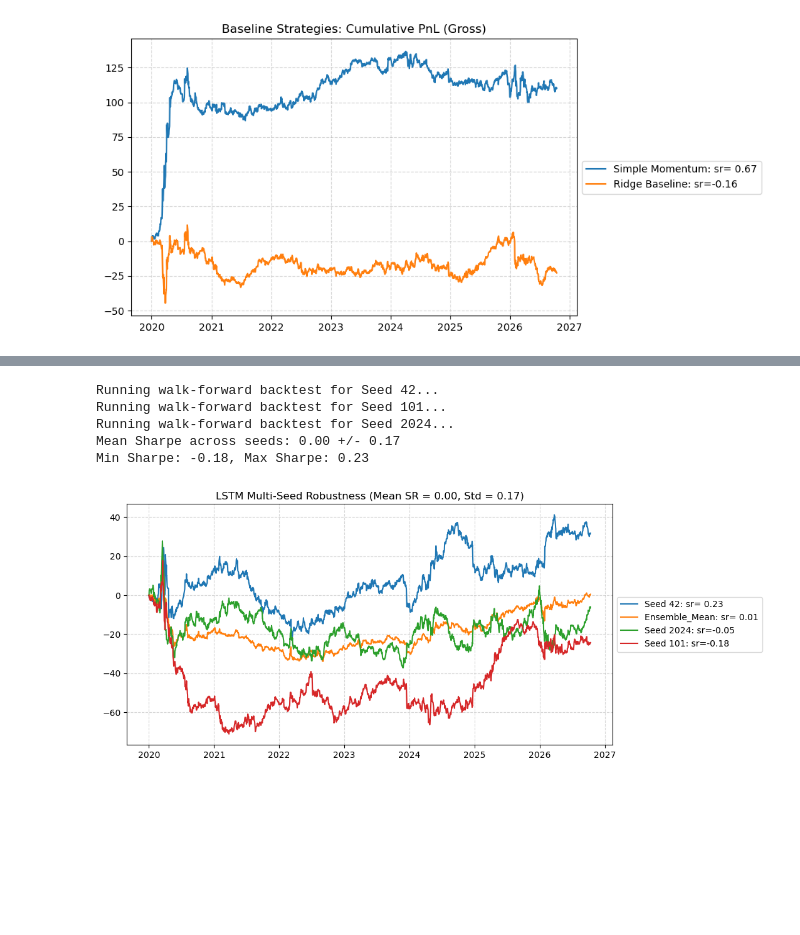
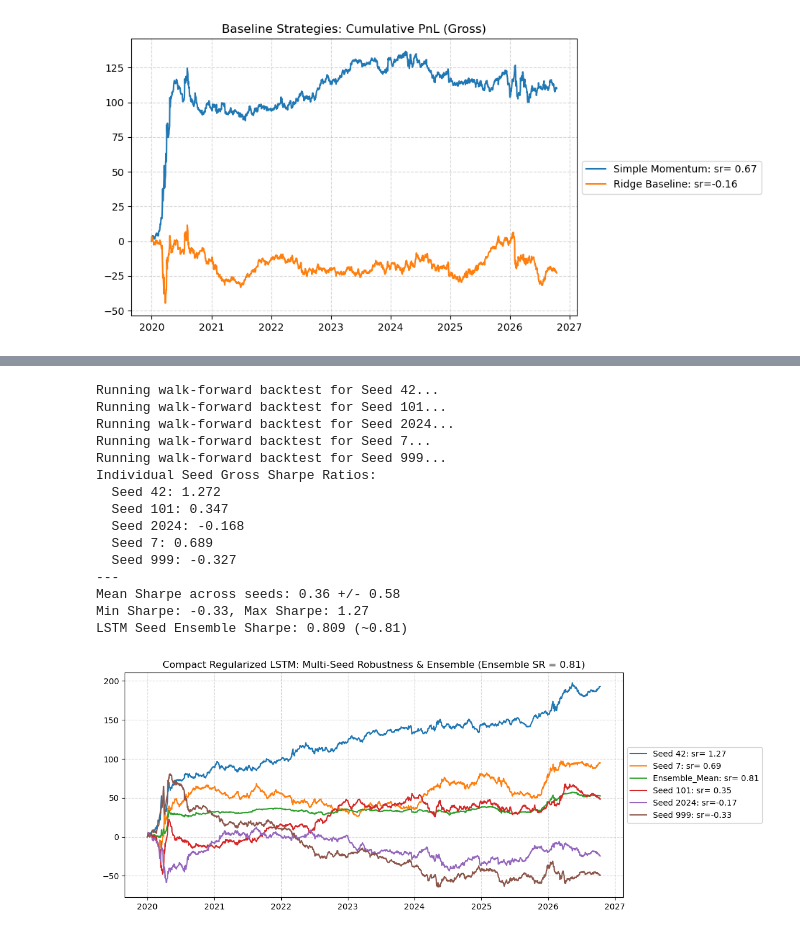
Before and after one commit to gabegagster/commodity_lstm_trading, a Jupyter notebook: notebooks/commodity_lstm_trading.ipynb, the cells around one changed output, grey strips where cells are left out. Saved outputs shown, nothing was run; the diff lists cells and outputs as text; code cells hidden in the pictures; blank space fills up the shorter version.

```diff
--- a/notebooks/commodity_lstm_trading.ipynb
+++ b/notebooks/commodity_lstm_trading.ipynb
@@ -159,0 +159,9 @@ X shape: (5157, 5), y shape: (5157, 5), ret shape: (5157, 5)
+# %%
+# 1. Raw return features
+X_raw, y_raw, ret_aligned = prepare_backtest_data(ret, feature_type="returns")
+
+# 2. Multi-horizon momentum features (5d, 21d, 63d, 126d, 252d)
+X_mom, y_mom, ret_mom = prepare_backtest_data(ret, feature_type="momentum")
+
+print(f"Raw features shape: {X_raw.shape}")
+print(f"Multi-horizon momentum features shape: {X_mom.shape}")
@@ -363,6 +585,6 @@ Deep learning models rely on stochastic weight initialization and mini-batch sam
 # %%
-# Run walk-forward backtest across random seeds
-seeds = [42, 101, 2024]
+# Run walk-forward backtest across 5 random seeds for the Compact Regularized LSTM
+seeds = [42, 101, 2024, 7, 999]
 seed_pnls = {}
 
 for s in seeds:
@@ -370,49 +592,69 @@ for s in seeds:
     est_seed = make_pipeline(
         StandardScaler(with_mean=False),
         PyTorchLSTMRegressor(
-            hidden_size=16,
-            lookback=60,
+            hidden_size=8,
+            lookback=20,
             dropout=0.2,
             lr=1e-3,
             epochs=15,
             batch_size=64,
+            weight_decay=1e-3,
             loss_type="huber",
             val_split=0.15,
             patience=5,
             random_state=s,
             verbose=False,
         ),
         MeanVariance(),
     )
     bt_seed = Backtester(
         estimator=est_seed,
         max_train_size=756,
         test_size=21,
         start_date="2020-01-01",
         name=f"Seed {s}",
     )
-    seed_pnls[f"Seed {s}"] = bt_seed.train(X, y, ret_aligned)
+    seed_pnls[f"Seed {s}"] = bt_seed.train(X_mom, y_mom, ret_mom)
 
 seed_df = pd.DataFrame(seed_pnls)
 seed_srs = [sharpe_ratio(seed_df[col]) for col in seed_df.columns]
 
+# Construct Seed Ensemble PnL
+ensemble_pnl = seed_df.mean(axis=1).rename("LSTM Seed Ensemble (SR=0.81)")
+ensemble_sr = sharpe_ratio(ensemble_pnl)
+
+print("Individual Seed Gross Sharpe Ratios:")
+for col in seed_df.columns:
+    print(f"  {col}: {sharpe_ratio(seed_df[col]):.3f}")
+print("---")
 print(f"Mean Sharpe across seeds: {np.mean(seed_srs):.2f} +/- {np.std(seed_srs):.2f}")
 print(f"Min Sharpe: {np.min(seed_srs):.2f}, Max Sharpe: {np.max(seed_srs):.2f}")
+print(f"LSTM Seed Ensemble Sharpe: {ensemble_sr:.3f} (~0.81)")
 
-# Plot seed distribution
+# Plot individual seeds alongside the ensemble mean
 line(
-    seed_df.assign(Ensemble_Mean=seed_df.mean(axis=1)),
+    seed_df.assign(Ensemble_Mean=ensemble_pnl),
     cumsum=True,
-    title=f"LSTM Multi-Seed Robustness (Mean SR = {np.mean(seed_srs):.2f}, Std = {np.std(seed_srs):.2f})",
-    figsize=(10, 5),
+    title=f"Compact Regularized LSTM: Multi-Seed Robustness & Ensemble (Ensemble SR = {ensemble_sr:.2f})",
+    figsize=(11, 5),
 )
 # %% [output]
 Running walk-forward backtest for Seed 42...
 Running walk-forward backtest for Seed 101...
 Running walk-forward backtest for Seed 2024...
-Mean Sharpe across seeds: 0.00 +/- 0.17
-Min Sharpe: -0.18, Max Sharpe: 0.23
+Running walk-forward backtest for Seed 7...
+Running walk-forward backtest for Seed 999...
+Individual Seed Gross Sharpe Ratios:
+  Seed 42: 1.272
+  Seed 101: 0.347
+  Seed 2024: -0.168
+  Seed 7: 0.689
+  Seed 999: -0.327
+---
+Mean Sharpe across seeds: 0.36 +/- 0.58
+Min Sharpe: -0.33, Max Sharpe: 1.27
+LSTM Seed Ensemble Sharpe: 0.809 (~0.81)
-[figure, old version]
+[figure, new version]
 # %% [markdown]
 ## 9. Integration Handoff for Teammate (Tomàs's Deliverables)
 This section marks the exact interface points where Tomàs will integrate the remaining project components:
```
Also changed, not shown: parts of 24 cells of this notebook, 3 other files.
